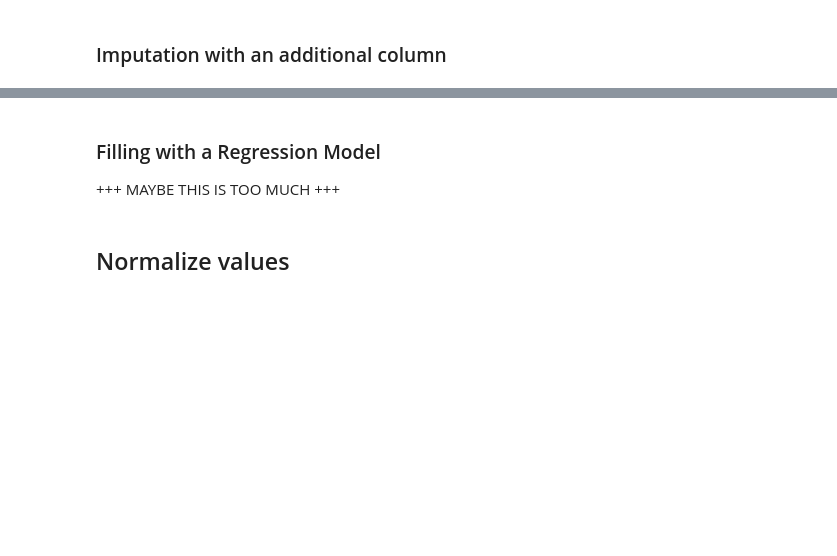
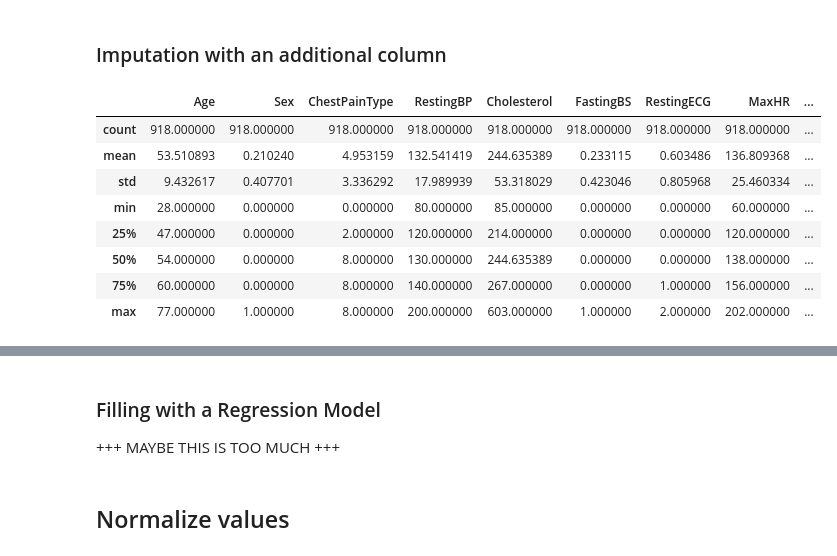
Before and after one commit to MichaelPlug/FDS_Project_HFD, a Jupyter notebook: Project_notebook.ipynb, the cells around one changed output, grey strips where cells are left out. Saved outputs shown, nothing was run; the diff lists cells and outputs as text; code cells hidden in the pictures; blank space fills up the shorter version.

```diff
--- a/Project_notebook.ipynb
+++ b/Project_notebook.ipynb
@@ -365,2 +383,27 @@ df_mean.describe()
 # %% [markdown]
 ### Imputation with an additional column
+# %%
+df_extraC = pd.read_csv('dataset.csv')
+df_extraC['CholesterolIsMissing'] = df_extraC['Cholesterol'] == 0
+from sklearn.impute import SimpleImputer
+my_imputer = SimpleImputer(strategy = 'median')
+#data_new = my_imputer.fit_transform(df_extraC)
+
+cleanup_inconsisten = {"Cholesterol":     {0: 244.635389},
+                "RestingBP":      {0: 133.022788},
+                'CholesterolIsMissing': {False: 0, True: 1},
+               }
+df_extraC = df_extraC.replace(cleanup_inconsisten)
+df_extraC = df_extraC.replace(cleanup_nums)
+
+df_extraC.describe()
+# %% [output]
+|  | Age | Sex | ChestPainType | RestingBP | Cholesterol | FastingBS | RestingECG | MaxHR | ... |
+| count | 918.000000 | 918.000000 | 918.000000 | 918.000000 | 918.000000 | 918.000000 | 918.000000 | 918.000000 | ... |
+| mean | 53.510893 | 0.210240 | 4.953159 | 132.541419 | 244.635389 | 0.233115 | 0.603486 | 136.809368 | ... |
+| std | 9.432617 | 0.407701 | 3.336292 | 17.989939 | 53.318029 | 0.423046 | 0.805968 | 25.460334 | ... |
+| min | 28.000000 | 0.000000 | 0.000000 | 80.000000 | 85.000000 | 0.000000 | 0.000000 | 60.000000 | ... |
+| 25% | 47.000000 | 0.000000 | 2.000000 | 120.000000 | 214.000000 | 0.000000 | 0.000000 | 120.000000 | ... |
+| 50% | 54.000000 | 0.000000 | 8.000000 | 130.000000 | 244.635389 | 0.000000 | 0.000000 | 138.000000 | ... |
+| 75% | 60.000000 | 0.000000 | 8.000000 | 140.000000 | 267.000000 | 0.000000 | 1.000000 | 156.000000 | ... |
+| max | 77.000000 | 1.000000 | 8.000000 | 200.000000 | 603.000000 | 1.000000 | 2.000000 | 202.000000 | ... |
```
Also changed, not shown: parts of 25 cells of this notebook.
